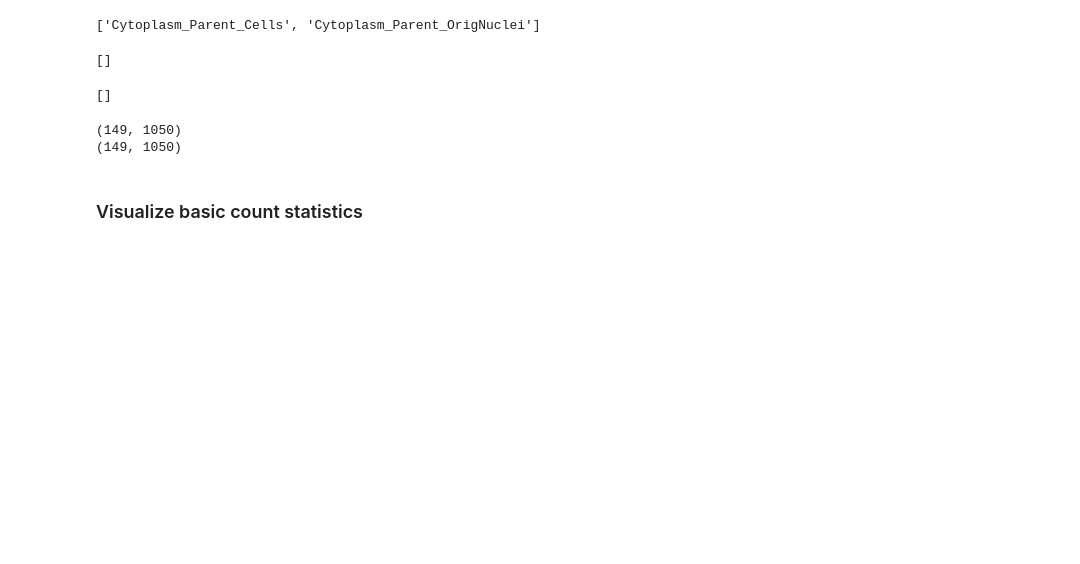
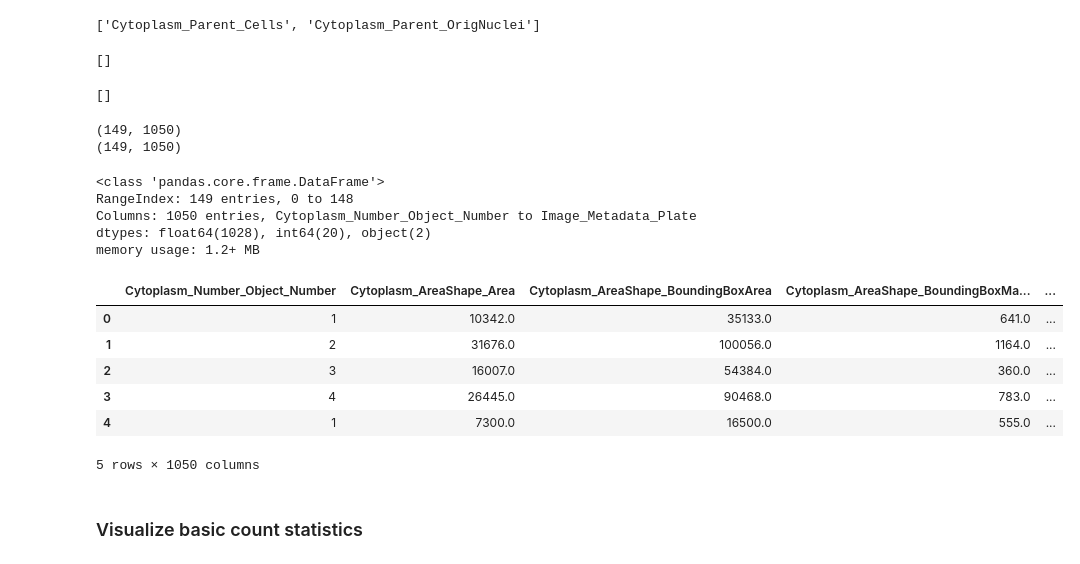
Before and after one commit to d33bs/NF1_SchwannCell_data, a Jupyter notebook: 4_processing_features/extract_single_cell_features_comparisons.ipynb, the cells around one changed output. Saved outputs shown, nothing was run; the diff lists cells and outputs as text; code cells hidden in the pictures; blank space fills up the shorter version.

Commit message:
duckdb sqlite sql-based merge exploration

```diff
--- a/4_processing_features/extract_single_cell_features_comparisons.ipynb
+++ b/4_processing_features/extract_single_cell_features_comparisons.ipynb
@@ -192,6 +194,71 @@ pd.testing.assert_frame_equal(
         pycytominer_sc_df_without_annotation.columns
     ],
 )
+# %%
+# create a table from duckdb read of sqlite tables
+table = (
+    duckdb.connect()
+    .execute(
+        f"""
+            /* install and load sqlite plugin for duckdb */
+            INSTALL sqlite_scanner;
+            LOAD sqlite_scanner;
+
+            /* attach sqlite db to duckdb for full table awareness */
+            CALL sqlite_attach('{single_cell_filepath}');
+
+            /* perform query on sqlite tables through duckdb */
+            with Per_Image_Filtered as
+                (select ImageNumber, Image_Metadata_Well, Image_Metadata_Plate from Per_Image)
+            SELECT * from Per_Cytoplasm cytoplasm
+            left join Per_Cells cells on
+                cells.ImageNumber = cytoplasm.ImageNumber
+                and cells.Cells_Number_Object_Number = cytoplasm.Cytoplasm_Parent_Cells
+            left join Per_Nuclei nuclei on
+                nuclei.ImageNumber = cytoplasm.ImageNumber
+                and nuclei.Nuclei_Number_Object_Number = cytoplasm.Cytoplasm_Parent_OrigNuclei
+            left join Per_Image_Filtered image on
+                image.ImageNumber = cytoplasm.ImageNumber
+            """
+    )
+    .arrow()
+    .drop_null()
+)
+
+# account for duplicate column names from joins
+cols = []
+# reversed order column check as col removals will change index order
+for i, colname in reversed(list(enumerate(table.column_names))):
+    if colname not in cols:
+        cols.append(colname)
+    else:
+        table = table.remove_column(i)
+
+# write the arrow table to parquet
+parquet.write_table(
+    table=table,
+    where="./duckdb_singlecells_merge.parquet",
+)
+
+# read the parquet file
+duckdb_sc_df_without_annotation = pd.read_parquet(
+    path="./duckdb_singlecells_merge.parquet"
+)
+duckdb_sc_df_without_annotation.info()
+duckdb_sc_df_without_annotation.head()
+# %% [output]
+<class 'pandas.core.frame.DataFrame'>
+RangeIndex: 149 entries, 0 to 148
+Columns: 1050 entries, Cytoplasm_Number_Object_Number to Image_Metadata_Plate
+dtypes: float64(1028), int64(20), object(2)
+memory usage: 1.2+ MB
+|  | Cytoplasm_Number_Object_Number | Cytoplasm_AreaShape_Area | Cytoplasm_AreaShape_BoundingBoxArea | Cytoplasm_AreaShape_BoundingBoxMa... | ... |
+| 0 | 1 | 10342.0 | 35133.0 | 641.0 | ... |
+| 1 | 2 | 31676.0 | 100056.0 | 1164.0 | ... |
+| 2 | 3 | 16007.0 | 54384.0 | 360.0 | ... |
+| 3 | 4 | 26445.0 | 90468.0 | 783.0 | ... |
+| 4 | 1 | 7300.0 | 16500.0 | 555.0 | ... |
+5 rows × 1050 columns
 # %%
 # Merge single cells across compartments
 anno_kwargs = {"join_on": ["Metadata_well_position", "Image_Metadata_Well"]}
```
Also changed, not shown: parts of 1 cell of this notebook, 2 other files.
